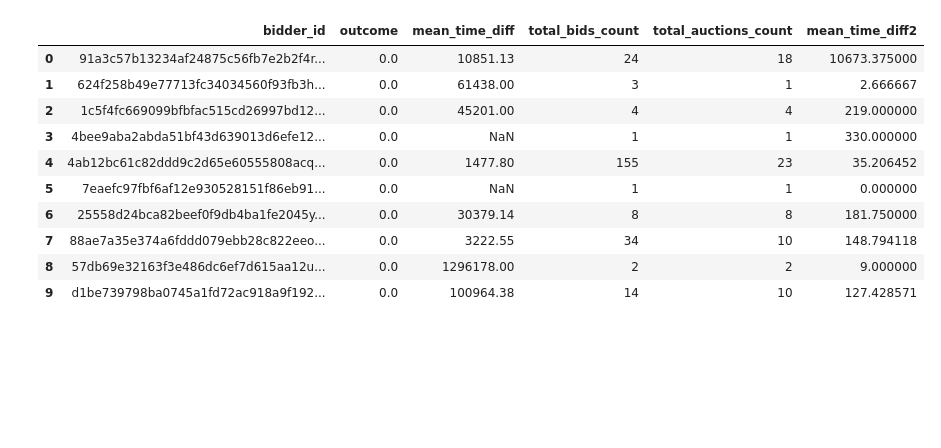
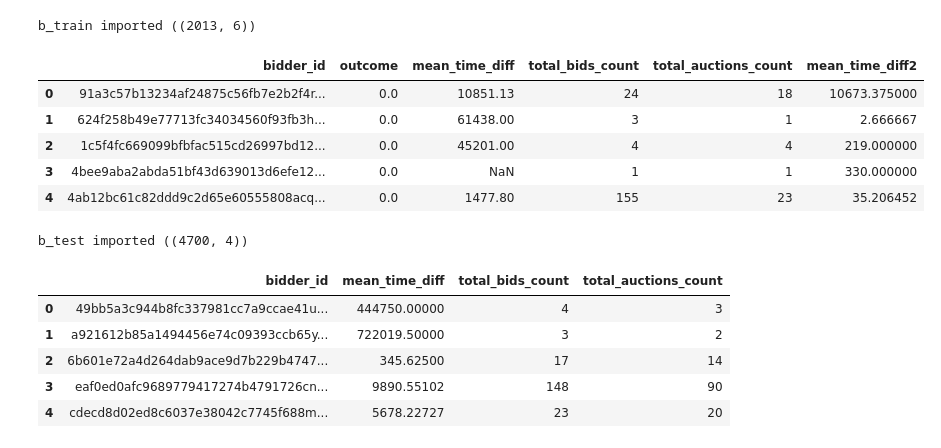
Before and after one commit to ylochman/Kaggle-Human-or-Robot, a Jupyter notebook: visualization.ipynb, the cells around one changed output. Saved outputs shown, nothing was run; the diff lists cells and outputs as text; code cells hidden in the pictures; blank space fills up the shorter version.

```diff
--- a/visualization.ipynb
+++ b/visualization.ipynb
@@ -27,18 +33,27 @@ bids.head()
 # %%
 b_train = pd.read_csv('data/b_train.csv', sep=',')
-b_train.head(10)
+print('b_train imported ({})'.format(b_train.shape))
+b_train.head()
 # %% [output]
+b_train imported ((2013, 6))
 |  | bidder_id | outcome | mean_time_diff | total_bids_count | total_auctions_count | mean_time_diff2 |
 | 0 | 91a3c57b13234af24875c56fb7e2b2f4r... | 0.0 | 10851.13 | 24 | 18 | 10673.375000 |
 | 1 | 624f258b49e77713fc34034560f93fb3h... | 0.0 | 61438.00 | 3 | 1 | 2.666667 |
 | 2 | 1c5f4fc669099bfbfac515cd26997bd12... | 0.0 | 45201.00 | 4 | 4 | 219.000000 |
 | 3 | 4bee9aba2abda51bf43d639013d6efe12... | 0.0 | NaN | 1 | 1 | 330.000000 |
 | 4 | 4ab12bc61c82ddd9c2d65e60555808acq... | 0.0 | 1477.80 | 155 | 23 | 35.206452 |
-| 5 | 7eaefc97fbf6af12e930528151f86eb91... | 0.0 | NaN | 1 | 1 | 0.000000 |
-| 6 | 25558d24bca82beef0f9db4ba1fe2045y... | 0.0 | 30379.14 | 8 | 8 | 181.750000 |
-| 7 | 88ae7a35e374a6fddd079ebb28c822eeo... | 0.0 | 3222.55 | 34 | 10 | 148.794118 |
-| 8 | 57db69e32163f3e486dc6ef7d615aa12u... | 0.0 | 1296178.00 | 2 | 2 | 9.000000 |
-| 9 | d1be739798ba0745a1fd72ac918a9f192... | 0.0 | 100964.38 | 14 | 10 | 127.428571 |
+# %%
+b_test = pd.read_csv('data/b_test.csv', sep=',')
+print('b_test imported ({})'.format(b_test.shape))
+b_test.head()
+# %% [output]
+b_test imported ((4700, 4))
+|  | bidder_id | mean_time_diff | total_bids_count | total_auctions_count |
+| 0 | 49bb5a3c944b8fc337981cc7a9ccae41u... | 444750.00000 | 4 | 3 |
+| 1 | a921612b85a1494456e74c09393ccb65y... | 722019.50000 | 3 | 2 |
+| 2 | 6b601e72a4d264dab9ace9d7b229b4747... | 345.62500 | 17 | 14 |
+| 3 | eaf0ed0afc9689779417274b4791726cn... | 9890.55102 | 148 | 90 |
+| 4 | cdecd8d02ed8c6037e38042c7745f688m... | 5678.22727 | 23 | 20 |
 # %%
 bids.hist()
 # %% [output]
```
Also changed, not shown: parts of 15 cells of this notebook, 1 other file.
